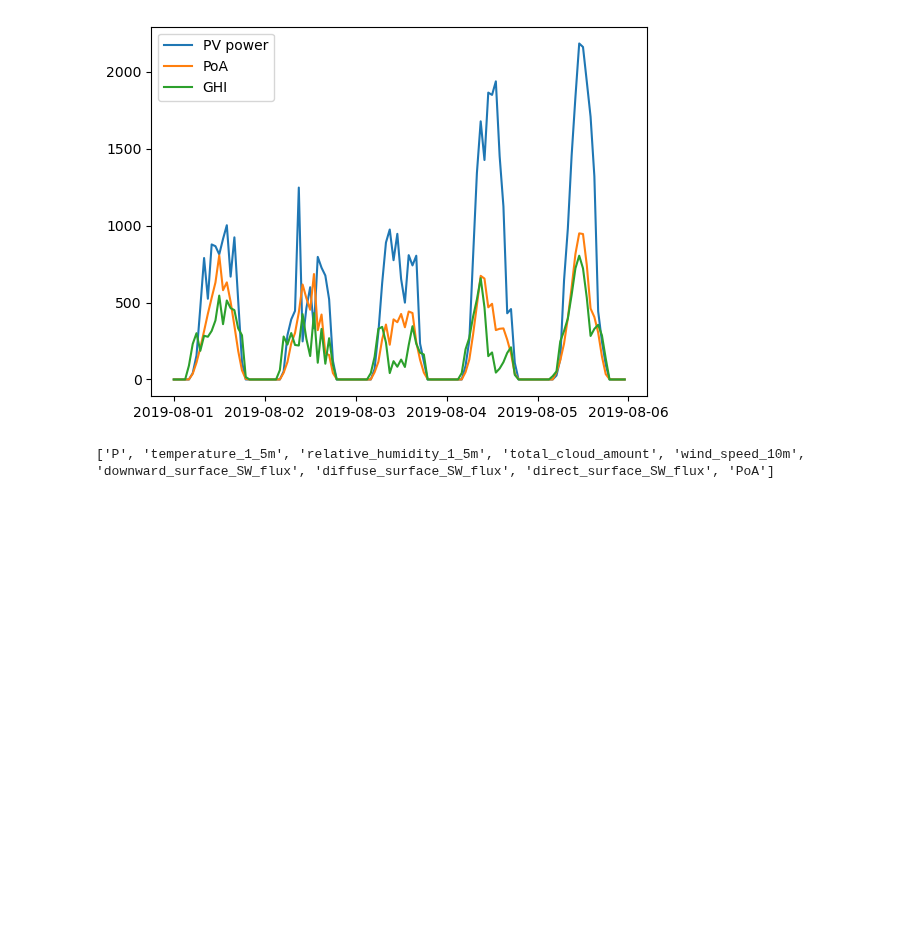
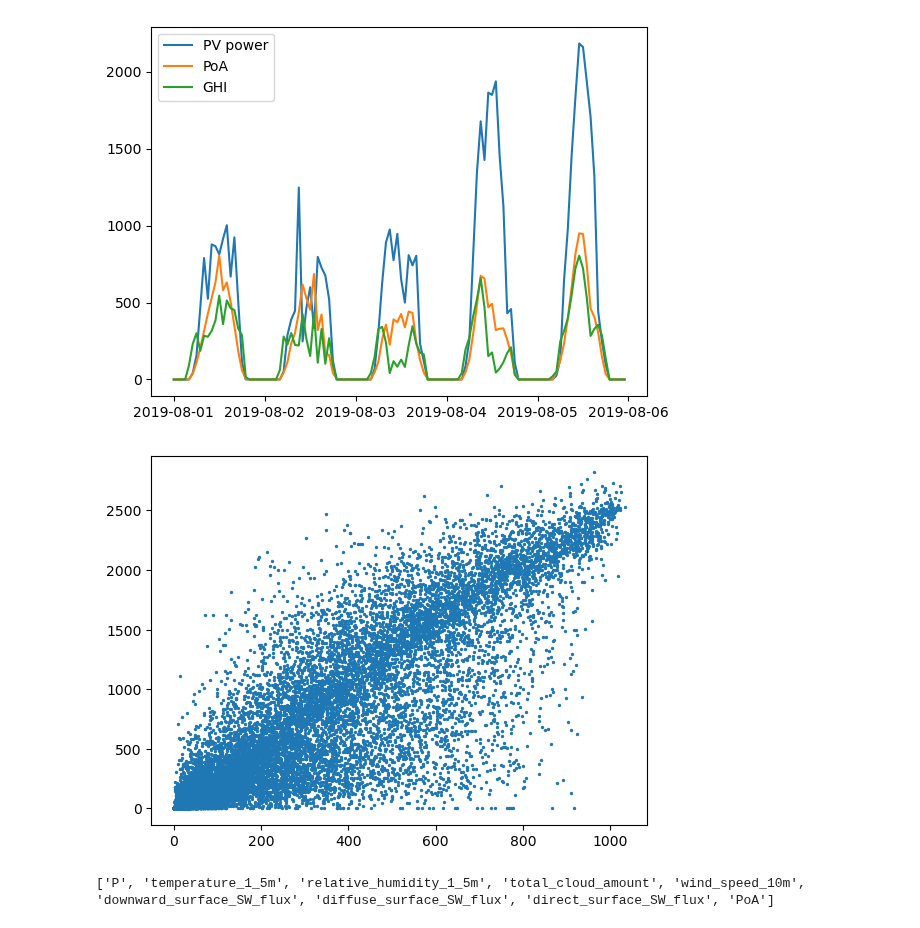
Before and after one commit to RobbeVDE/SolNet-2, a Jupyter notebook: main.ipynb, the cells around one changed output. Cells and saved outputs as stored; diff of their text form; code cells hidden in the pictures; blank space fills up the shorter version.

```diff
--- a/main.ipynb
+++ b/main.ipynb
@@ -345,3 +307,9 @@ plt.legend()
+# %%
+plt.figure()
+plt.scatter(source_dataset["PoA"],source_dataset['P'], s=2)
+plt.show()
+# %% [output]
+[figure, added]
 # %%
 tuning_method = 'whole'
 features = list(source_dataset.columns)
```
Also changed, not shown: parts of 12 cells of this notebook, 10 other files.
